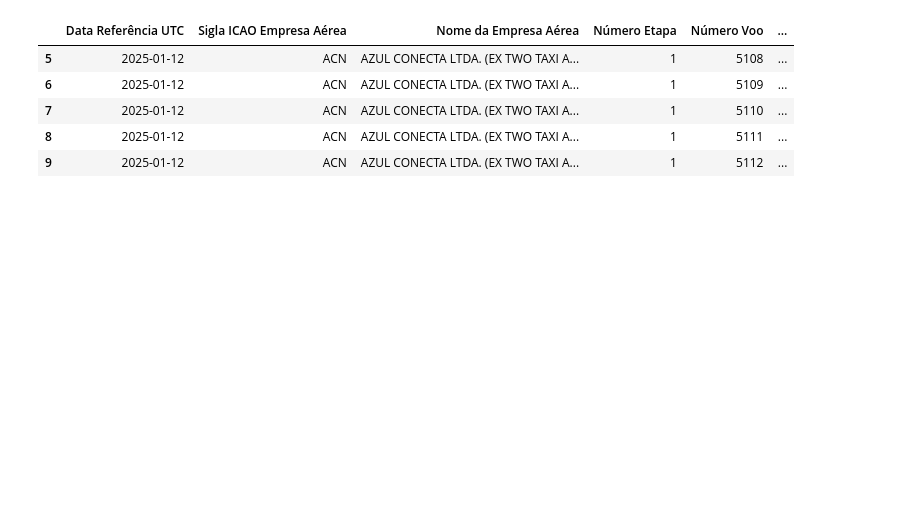
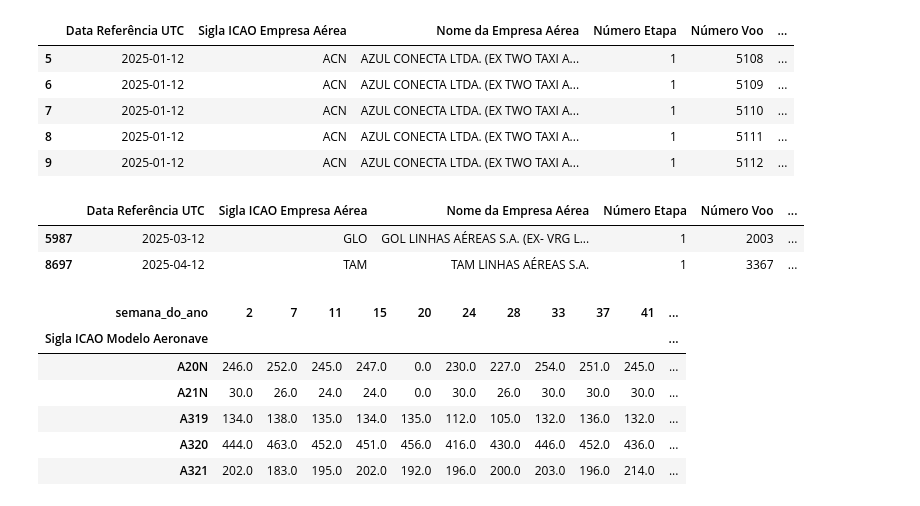
Before and after one commit to Adamlobe/univesp_tcc_ds, a Jupyter notebook: main.ipynb, the cells around one changed output. Saved outputs shown, nothing was run; the diff lists cells and outputs as text; code cells hidden in the pictures; blank space fills up the shorter version.

```diff
--- a/main.ipynb
+++ b/main.ipynb
@@ -175,0 +178,24 @@ df_eda.head()
+# %%
+df_voo.sample(2)
+# %% [output]
+|  | Data Referência UTC | Sigla ICAO Empresa Aérea | Nome da Empresa Aérea | Número Etapa | Número Voo | ... |
+| 5987 | 2025-03-12 | GLO | GOL LINHAS AÉREAS S.A. (EX- VRG L... | 1 | 2003 | ... |
+| 8697 | 2025-04-12 | TAM | TAM LINHAS AÉREAS S.A. | 1 | 3367 | ... |
+# %%
+tabela_semanal = df_voo.pivot_table(
+    index='Sigla ICAO Modelo Aeronave',
+    columns='semana_do_ano',
+    values='origem_icao', # Use qualquer coluna que identifique o voo
+    aggfunc='count'
+).fillna(0) # Substitui semanas sem voos por 0
+
+# Exibindo o resultado
+tabela_semanal.head()
+# %% [output]
+| semana_do_ano | 2 | 7 | 11 | 15 | 20 | 24 | 28 | 33 | 37 | 41 | ... |
+| Sigla ICAO Modelo Aeronave |  |  |  |  |  |  |  |  |  |  | ... |
+| A20N | 246.0 | 252.0 | 245.0 | 247.0 | 0.0 | 230.0 | 227.0 | 254.0 | 251.0 | 245.0 | ... |
+| A21N | 30.0 | 26.0 | 24.0 | 24.0 | 0.0 | 30.0 | 26.0 | 30.0 | 30.0 | 30.0 | ... |
+| A319 | 134.0 | 138.0 | 135.0 | 134.0 | 135.0 | 112.0 | 105.0 | 132.0 | 136.0 | 132.0 | ... |
+| A320 | 444.0 | 463.0 | 452.0 | 451.0 | 456.0 | 416.0 | 430.0 | 446.0 | 452.0 | 436.0 | ... |
+| A321 | 202.0 | 183.0 | 195.0 | 202.0 | 192.0 | 196.0 | 200.0 | 203.0 | 196.0 | 214.0 | ... |
```
Also changed, not shown: parts of 10 cells of this notebook, 2 other files.
